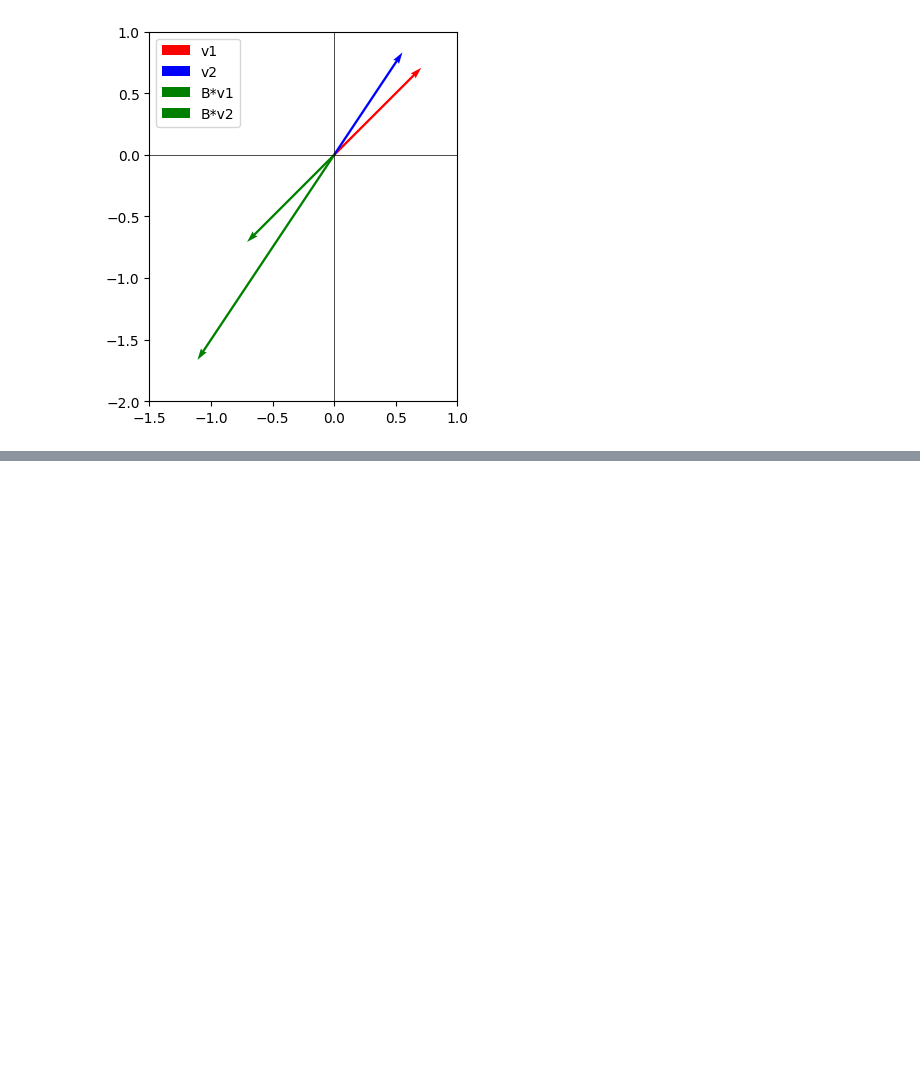
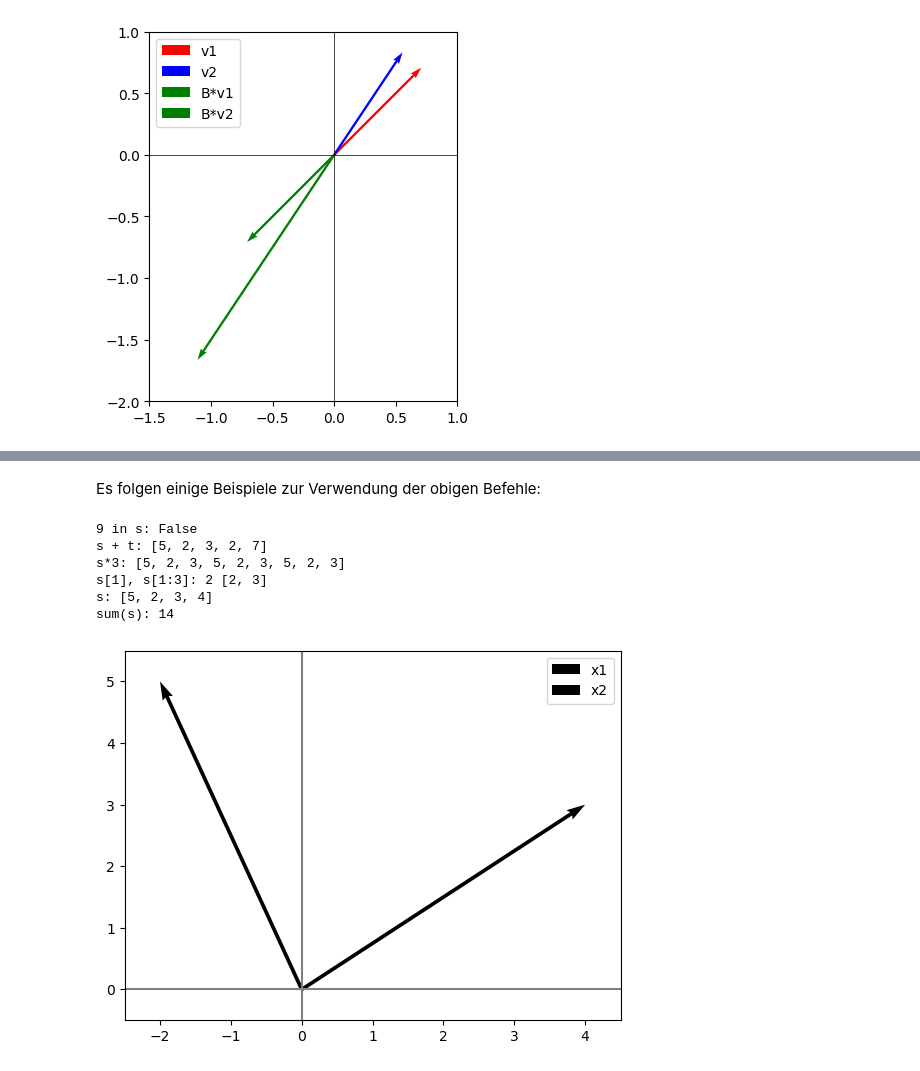
Before and after one commit to SusanneKnies/mfnw-py, a Jupyter notebook: Blätter/Blatt04.ipynb, the cells around one changed output, grey strips where cells are left out. Cells and saved outputs as stored; diff of their text form; code cells hidden in the pictures; blank space fills up the shorter version.

```diff
--- a/Blätter/Blatt04.ipynb
+++ b/Blätter/Blatt04.ipynb
@@ -32,0 +134,50 @@ plt.show()
+# %% [markdown]
+Es folgen einige Beispiele zur Verwendung der obigen Befehle:
+# %%
+s = [5, 2, 3]
+t = [2, 7]
+
+print('9 in s:', 9 in s)
+print('s + t:', s+t)
+print('s*3:', s*3)
+print('s[1], s[1:3]:', s[1], s[1:3])
+s.append(4)
+print('s:', s)
+print('sum(s):', sum(s))
+# %% [output]
+9 in s: False
+s + t: [5, 2, 3, 2, 7]
+s*3: [5, 2, 3, 5, 2, 3, 5, 2, 3]
+s[1], s[1:3]: 2 [2, 3]
+s: [5, 2, 3, 4]
+sum(s): 14
+# %%
+import matplotlib.pyplot as plt
+
+def plot_vectors(ls: list, labels: list):
+    origin = np.array([0,0])
+
+    min_x = min([x[0] for x in ls]+[0])
+    max_x = max([x[0] for x in ls]+[0])
+    min_y = min([x[1] for x in ls]+[0])
+    max_y = max([x[1] for x in ls]+[0])
+
+    plt.axhline(color='grey') # x-Koordinatenachse
+    plt.axvline(color='grey') # y-Koordinatenachse
+
+    for vec, lab in zip(ls, labels):
+        plt.quiver(*origin, *vec, angles='xy', scale_units='xy', scale=1, label=lab)
+
+    plt.xlim(min_x-.5, max_x+.5)
+    plt.ylim(min_y-.5, max_y+.5)
+    plt.legend()
+    plt.show()
+# %%
+import numpy as np
+
+x1 = np.array([4,3])
+x2 = np.array([-2,5])
+
+plot_vectors([x1,x2], ['x1', 'x2'])
+# %% [output]
+[figure, added]
```
Also changed, not shown: parts of 6 cells of this notebook, 6 other files.
